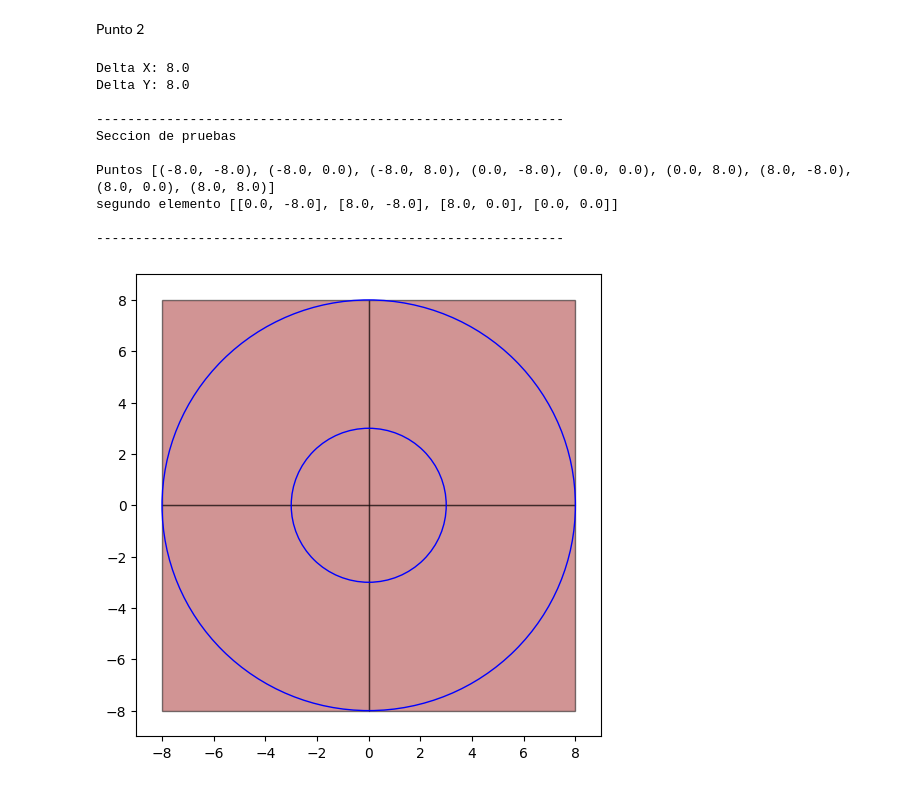
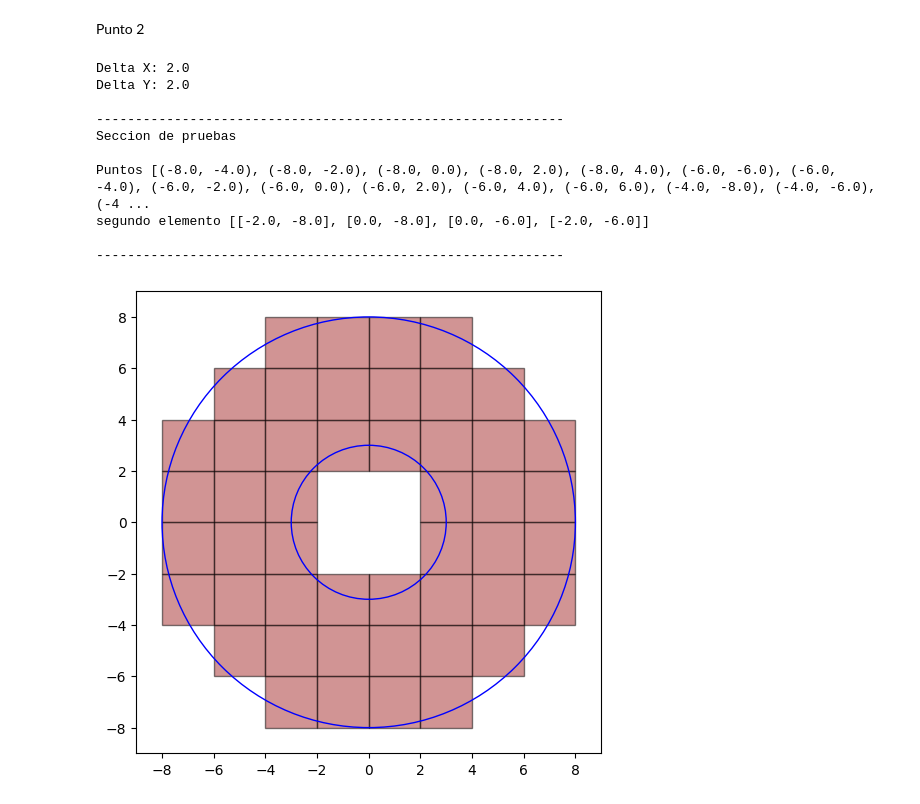
Before and after one commit to JulianSoZa/MiniProjects_NumericMethods, a Jupyter notebook: MiniProject2_GP2/Boceto_miniproyecto2_notebook.ipynb, the cells around one changed output. Saved outputs shown, nothing was run; the diff lists cells and outputs as text; code cells hidden in the pictures.

```diff
--- a/MiniProject2_GP2/Boceto_miniproyecto2_notebook.ipynb
+++ b/MiniProject2_GP2/Boceto_miniproyecto2_notebook.ipynb
@@ -37,8 +37,8 @@ Punto 2
 # %%
 from collections import OrderedDict
 import meshio
-nx =3
-ny = 3
+nx =9
+ny = 9
 
 r_inf = 3
 r_sup = 8
@@ -88,35 +88,35 @@ print('Seccion de pruebas\n')
 print('Puntos', puntos)
 print('segundo elemento',elemento[1])
 
 print('\n------------------------------------------------------------')
 
 
 
 #-------------------------------------------------------------------------------Grafica-------------------------------------------------------------------------------------------
 fig2, ax2 = plt.subplots(figsize=(6, 6))
 circle_inf = plt.Circle((0, 0), r_inf, color='blue', fill=False)
 circle_sup = plt.Circle((0, 0), r_sup, color='blue', fill=False)
 
 for element in elemento:
     square = Polygon(element, edgecolor='black', facecolor='brown', alpha=0.5)
     plt.gca().add_patch(square)
 
 
 ax2.set_xlim(-r_sup - 1, r_sup + 1)
 ax2.set_ylim(-r_sup - 1, r_sup + 1)
 ax2.add_artist(circle_inf)
 ax2.add_artist(circle_sup)
 ax2.grid(color='lightgray', linestyle='none', linewidth=1)
 plt.show()
 # %% [output]
-Delta X: 8.0
-Delta Y: 8.0
+Delta X: 2.0
+Delta Y: 2.0
 
 ------------------------------------------------------------
 Seccion de pruebas
 
-Puntos [(-8.0, -8.0), (-8.0, 0.0), (-8.0, 8.0), (0.0, -8.0), (0.0, 0.0), (0.0, 8.0), (8.0, -8.0), (8.0, 0.0), (8.0, 8.0)]
-segundo elemento [[0.0, -8.0], [8.0, -8.0], [8.0, 0.0], [0.0, 0.0]]
+Puntos [(-8.0, -4.0), (-8.0, -2.0), (-8.0, 0.0), (-8.0, 2.0), (-8.0, 4.0), (-6.0, -6.0), (-6.0, -4.0), (-6.0, -2.0), (-6.0, 0.0), (-6.0, 2.0), (-6.0, 4.0), (-6.0, 6.0), (-4.0, -8.0), (-4.0, -6.0), (-4 ...
+segundo elemento [[-2.0, -8.0], [0.0, -8.0], [0.0, -6.0], [-2.0, -6.0]]
 
 ------------------------------------------------------------
-[figure, old version]
+[figure, new version]
```
Also changed, not shown: 2 other files.
